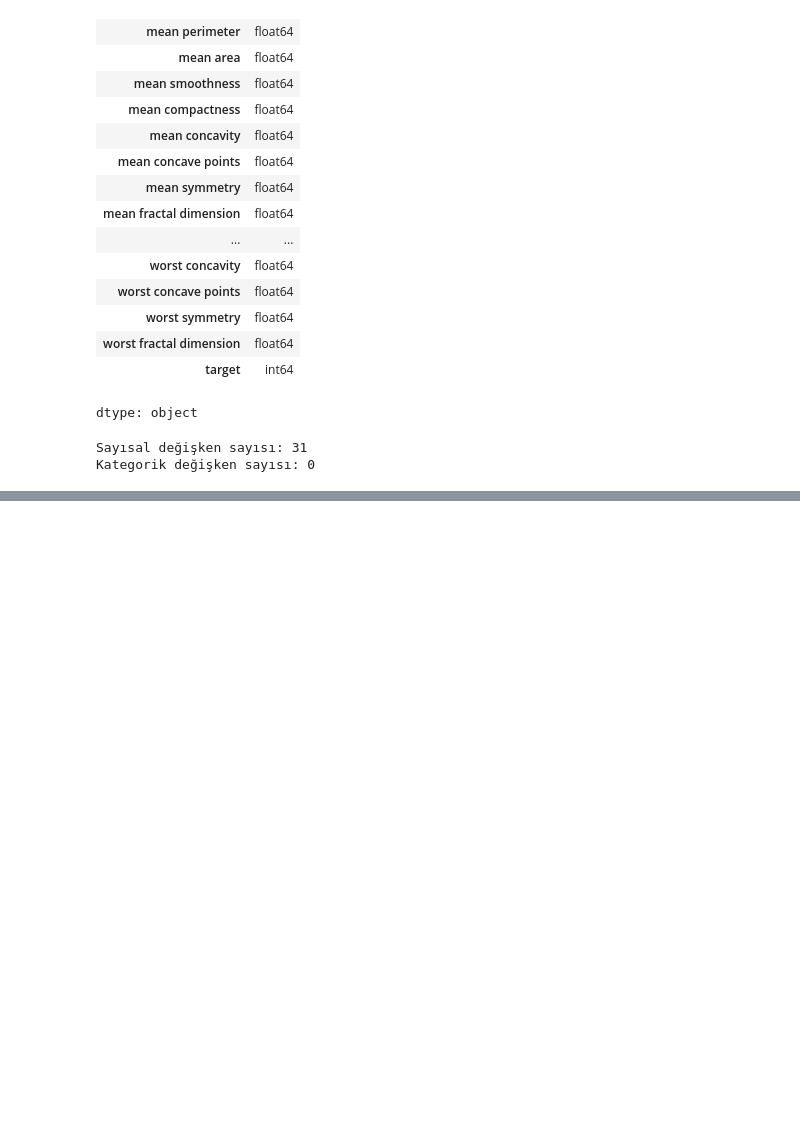
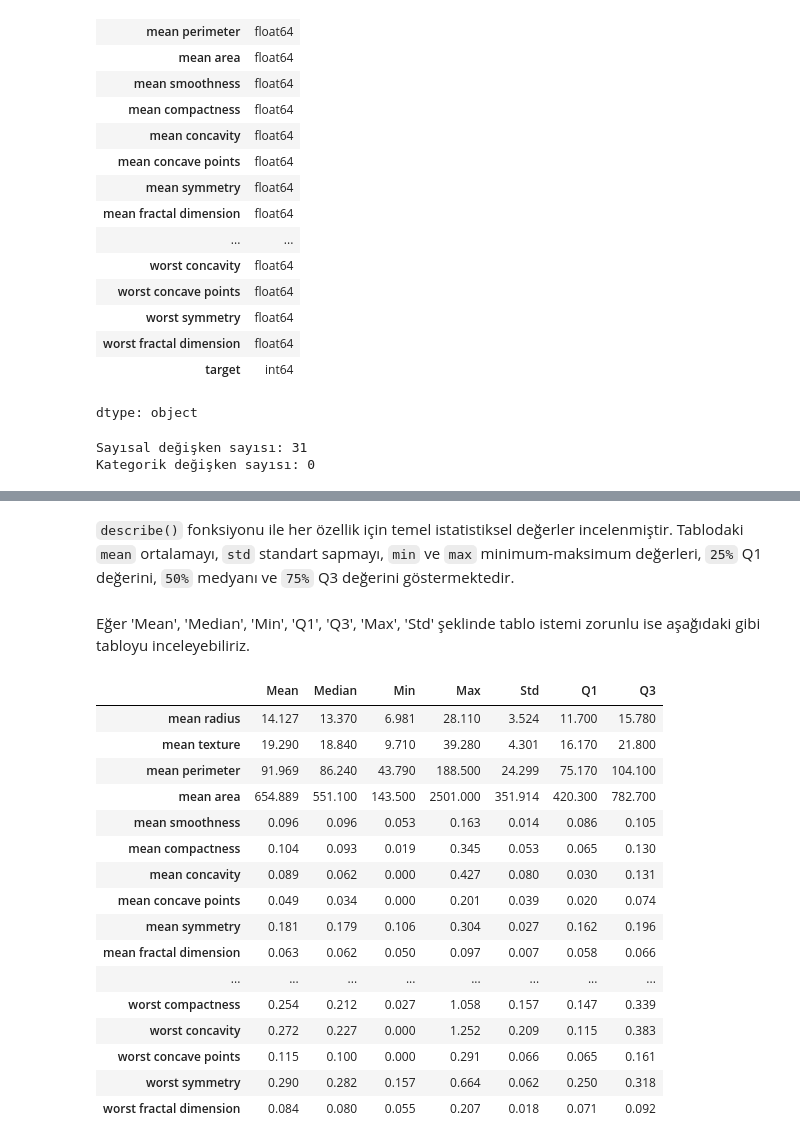
Before and after one commit to BenYILDO/breast_cancer_ML, a Jupyter notebook: MachineLearning.ipynb, the cells around one changed output, grey strips where cells are left out. Saved outputs shown, nothing was run; the diff lists cells and outputs as text; code cells hidden in the pictures; blank space fills up the shorter version.

```diff
--- a/MachineLearning.ipynb
+++ b/MachineLearning.ipynb
@@ -181,0 +288,30 @@ Bu durum makine öğrenmesi modelleri açısından avantajlıdır çünkü ek bi
+# %% [markdown]
+`describe()` fonksiyonu ile her özellik için temel istatistiksel değerler incelenmiştir.
+Tablodaki `mean` ortalamayı, `std` standart sapmayı, `min` ve `max` minimum-maksimum değerleri, `25%` Q1 değerini, `50%` medyanı ve `75%` Q3 değerini göstermektedir.
+# %% [markdown]
+Eğer 'Mean', 'Median', 'Min', 'Q1', 'Q3', 'Max', 'Std' şeklinde tablo istemi zorunlu ise aşağıdaki gibi tabloyu inceleyebiliriz.
+# %%
+stats = X.describe().T[['mean', '50%', 'min', 'max', 'std']]
+stats.columns = ['Mean', 'Median', 'Min', 'Max', 'Std']
+stats['Q1'] = X.quantile(0.25)
+stats['Q3'] = X.quantile(0.75)
+pd.set_option('display.float_format', '{:.3f}'.format)
+display(stats)
+# %% [output]
+|  | Mean | Median | Min | Max | Std | Q1 | Q3 |
+| mean radius | 14.127 | 13.370 | 6.981 | 28.110 | 3.524 | 11.700 | 15.780 |
+| mean texture | 19.290 | 18.840 | 9.710 | 39.280 | 4.301 | 16.170 | 21.800 |
+| mean perimeter | 91.969 | 86.240 | 43.790 | 188.500 | 24.299 | 75.170 | 104.100 |
+| mean area | 654.889 | 551.100 | 143.500 | 2501.000 | 351.914 | 420.300 | 782.700 |
+| mean smoothness | 0.096 | 0.096 | 0.053 | 0.163 | 0.014 | 0.086 | 0.105 |
+| mean compactness | 0.104 | 0.093 | 0.019 | 0.345 | 0.053 | 0.065 | 0.130 |
+| mean concavity | 0.089 | 0.062 | 0.000 | 0.427 | 0.080 | 0.030 | 0.131 |
+| mean concave points | 0.049 | 0.034 | 0.000 | 0.201 | 0.039 | 0.020 | 0.074 |
+| mean symmetry | 0.181 | 0.179 | 0.106 | 0.304 | 0.027 | 0.162 | 0.196 |
+| mean fractal dimension | 0.063 | 0.062 | 0.050 | 0.097 | 0.007 | 0.058 | 0.066 |
+| ... | ... | ... | ... | ... | ... | ... | ... |
+| worst compactness | 0.254 | 0.212 | 0.027 | 1.058 | 0.157 | 0.147 | 0.339 |
+| worst concavity | 0.272 | 0.227 | 0.000 | 1.252 | 0.209 | 0.115 | 0.383 |
+| worst concave points | 0.115 | 0.100 | 0.000 | 0.291 | 0.066 | 0.065 | 0.161 |
+| worst symmetry | 0.290 | 0.282 | 0.157 | 0.664 | 0.062 | 0.250 | 0.318 |
+| worst fractal dimension | 0.084 | 0.080 | 0.055 | 0.207 | 0.018 | 0.071 | 0.092 |
```
Also changed, not shown: parts of 36 cells of this notebook.
